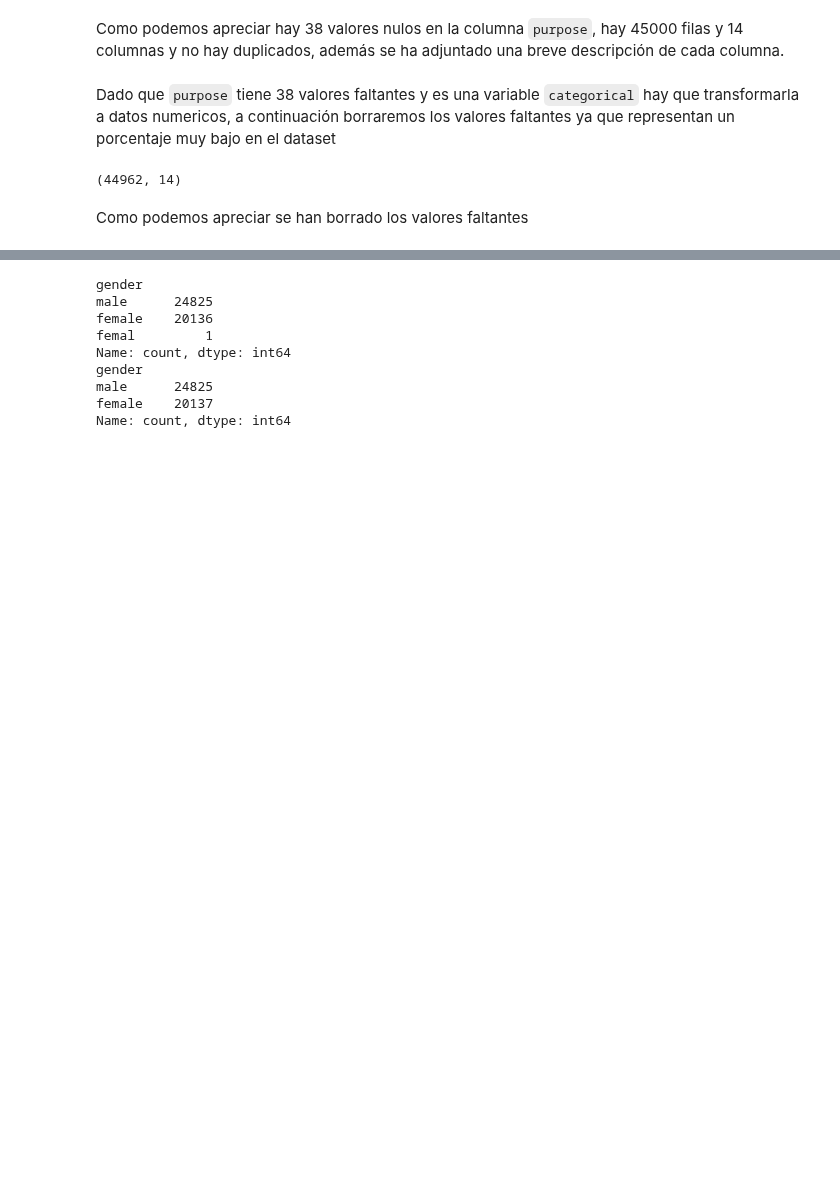
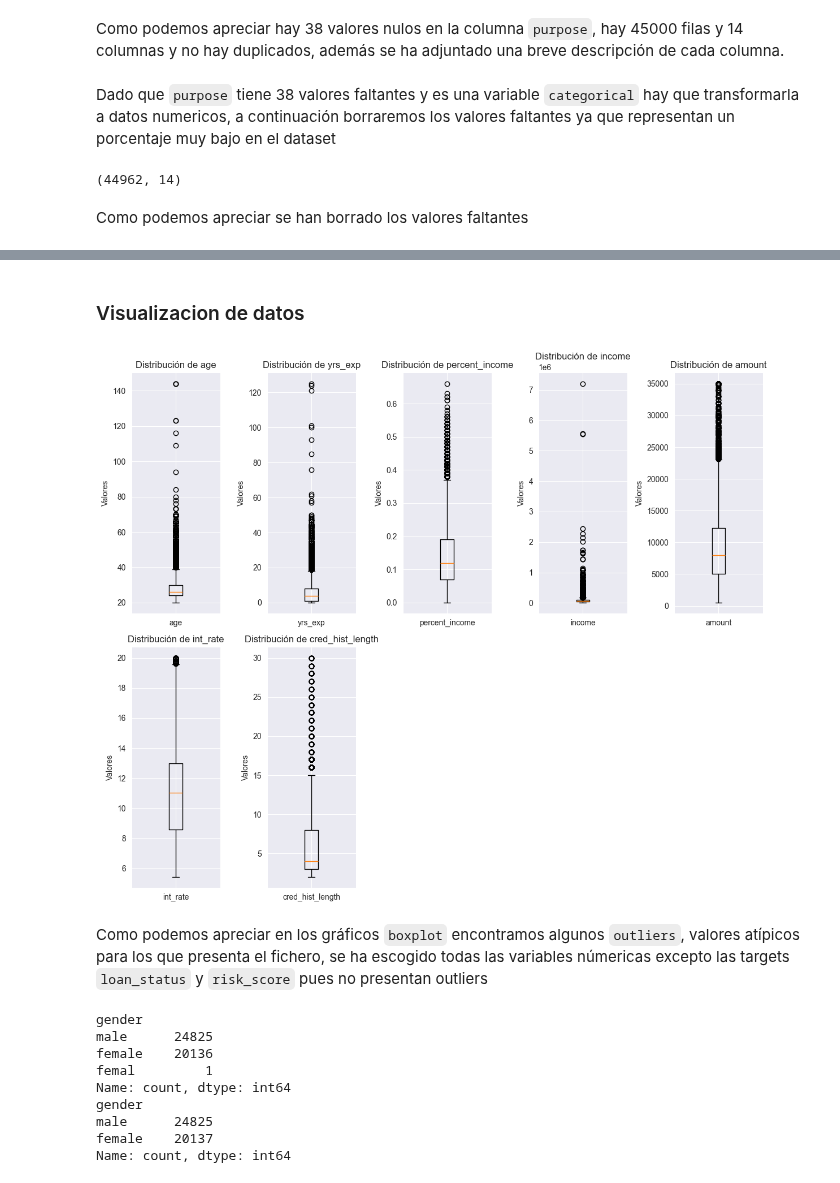
Before and after one commit to SamuehFDEZ/ProgramacionIA, a Jupyter notebook: UD3/practica.ipynb, the cells around one changed output, grey strips where cells are left out. Cells and saved outputs as stored; diff of their text form; code cells hidden in the pictures; blank space fills up the shorter version.

```diff
--- a/UD3/practica.ipynb
+++ b/UD3/practica.ipynb
@@ -177,3 +162,21 @@ df.head()
+# %% [markdown]
+### Visualizacion de datos
+# %%
+categorias = ['age', 'yrs_exp', 'percent_income', 'income', 'amount', 'int_rate', 'cred_hist_length']
+fig, axes = plt.subplots(nrows=2, ncols=5, figsize=(12, 10))
+axes = axes.flatten()
+for i, var in enumerate(categorias):
+ axes[i].boxplot(df[var], tick_labels=[var])
+ axes[i].set_title(f'Distribución de {var}')
+ axes[i].set_ylabel('Valores')
+for j in range(len(categorias), len(axes)):
+ axes[j].axis('off')
+plt.tight_layout()
+plt.show()
+# %% [output]
+[figure, added]
+# %% [markdown]
+Como podemos apreciar en los gráficos `boxplot` encontramos algunos `outliers`, valores atípicos para los que presenta el fichero, se ha escogido todas las variables númericas excepto las targets `loan_status` y `risk_score` pues no presentan outliers
 # %%
 print(df['gender'].value_counts())
 df['gender'] = df['gender'].replace("femal", "female")
```
Also changed, not shown: parts of 12 cells of this notebook.
